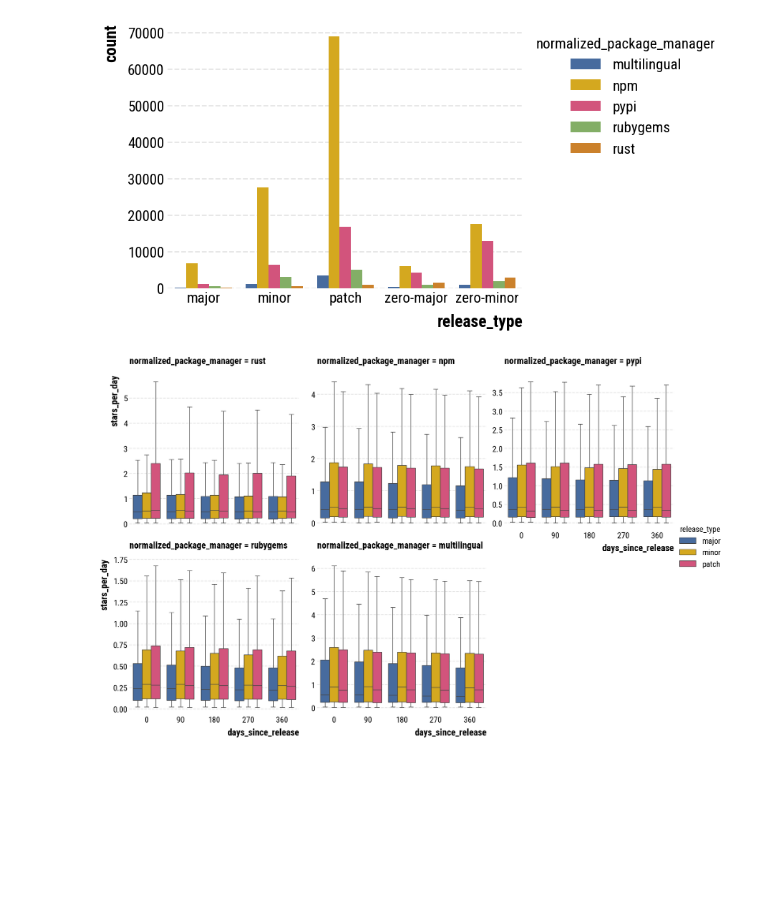
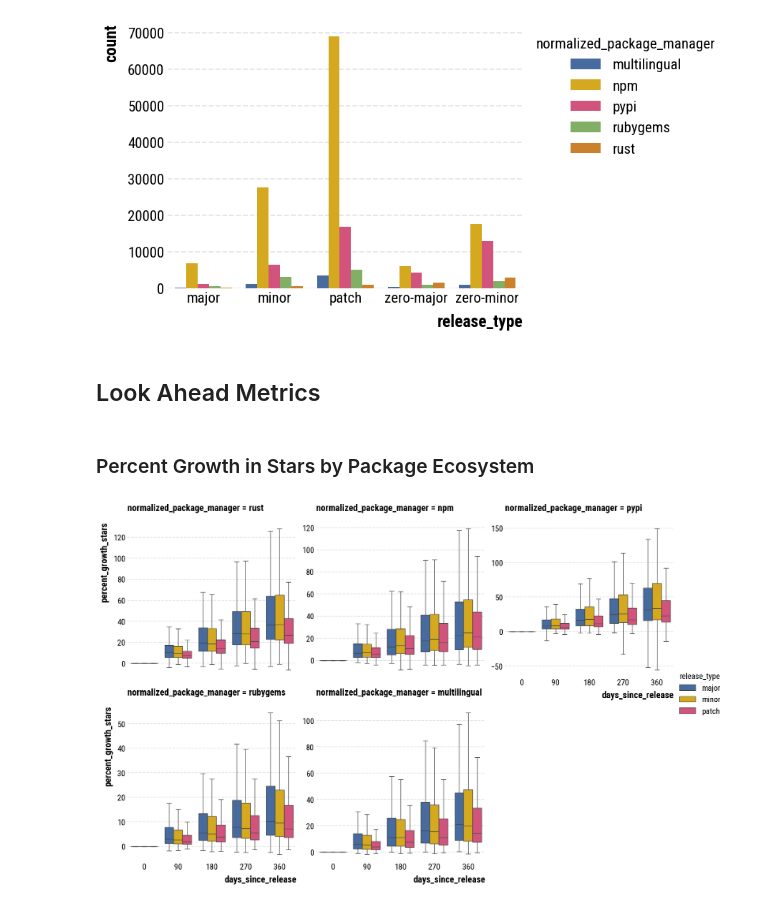
Before and after one commit to evamaxfield/dg-uoi-analysis, a Jupyter notebook: notebooks/pkg-releases-metrics.ipynb, the cells around one changed output. Saved outputs shown, nothing was run; the diff lists cells and outputs as text; code cells hidden in the pictures; blank space fills up the shorter version.

```diff
--- a/notebooks/pkg-releases-metrics.ipynb
+++ b/notebooks/pkg-releases-metrics.ipynb
@@ -125,6 +132,10 @@ ax = sns.barplot(
 sns.move_legend(ax, "upper left", bbox_to_anchor=(1, 1))
 # %% [output]
 [figure]
+# %% [markdown]
+## Look Ahead Metrics
+# %% [markdown]
+### Percent Growth in Stars by Package Ecosystem
 # %%
 selected_columns = [
     col_name
@@ -132,39 +143,38 @@ selected_columns = [
     if "num_stars_" in col_name
 ]
 
+# Calculate percent growth in stars
 constructed_exprs = []
 for col_name in selected_columns:
     # Handle the easy case (no extra timedelta addition)
     if col_name == "num_stars_day_of_release":
         constructed_exprs.append(
             (
-                pl.col(col_name)
-                / (
-                    pl.col("publish_date").str.to_date()
-                    - pl.col("repo_created_date").str.to_date()
-                ).dt.total_days()
-            ).alias("stars_per_day_0_days")
+                (
+                    (pl.col(col_name) - pl.col("num_stars_day_of_release"))
+                    / pl.col("num_stars_day_of_release")
+                )
+                * 100
+            ).alias("percent_growth_stars_0_days")
         )
 
     # Handle timedelta additions based on col name
     else:
-        # Get timedelta from column name
+        # Get the integer days within the col name
         timedelta_int = int(re.findall(r"\d+", col_name)[0])
+
         constructed_exprs.append(
             (
-                pl.col(col_name)
-                / (
-                    (
-                        pl.col("publish_date").str.to_date()
-                        + timedelta(days=timedelta_int)
-                    )
-                    - pl.col("repo_created_date").str.to_date()
-                ).dt.total_days()
-            ).alias(f"stars_per_day_{timedelta_int}_days")
+                (
+                    (pl.col(col_name) - pl.col("num_stars_day_of_release"))
+                    / pl.col("num_stars_day_of_release")
+                )
+                * 100
+            ).alias(f"percent_growth_stars_{timedelta_int}_days")
         )
 
-# Create new column for "stars / day" normalized by package manager
-stars_per_day_ecosystem_release_type = (
+# Create new column for log growth stars
+pct_growth_stars_ecosystem_release_type = (
     lazy_frame.filter(
         pl.col("normalized_package_manager").is_in(
             ["npm", "pypi", "multilingual", "rubygems", "rust"]
@@ -172,40 +182,42 @@ stars_per_day_ecosystem_release_type = (
     )
     .filter(pl.col("release_type") != "unknown")
     .select(
+        pl.col("package_major_version"),
         pl.col("normalized_package_manager"),
         pl.col("release_type")
         .str.replace("zero-major", "major")
         .str.replace("zero-minor", "minor")
         .alias("release_type"),
         *constructed_exprs,
     )
     .unpivot(
-        index=["normalized_package_manager", "release_type"],
+        index=["normalized_package_manager", "release_type", "package_major_version"],
         variable_name="days_since_release",
-        value_name="stars_per_day",
+        value_name="percent_growth_stars",
     )
     .select(
         pl.all().exclude("days_since_release"),
         pl.col("days_since_release")
-        .str.replace(r"^(stars_per_day_)(\d+)(_days)$", r"$2")
-        .cast(pl.Int16)
+        .str.replace(r"^(percent_growth_stars_)(\d+)(_days)$", r"$2")
+        .cast(pl.Int32)
         .alias("days_since_release"),
     )
     .sort(by=["release_type"])
     .collect()
 )
 
-# Plot stars per day
+# Plot pct growth dependents
 _ = sns.catplot(
-    data=stars_per_day_ecosystem_release_type,
+    data=pct_growth_stars_ecosystem_release_type,
     x="days_since_release",
-    y="stars_per_day",
+    y="percent_growth_stars",
     hue="release_type",
+    hue_order=["major", "minor", "patch"],
     kind="box",
     col="normalized_package_manager",
     col_wrap=3,
     showfliers=False,
     sharey=False,
 )
 # %% [output]
-[figure, old version]
+[figure, new version]
```
Also changed, not shown: parts of 13 cells of this notebook.
